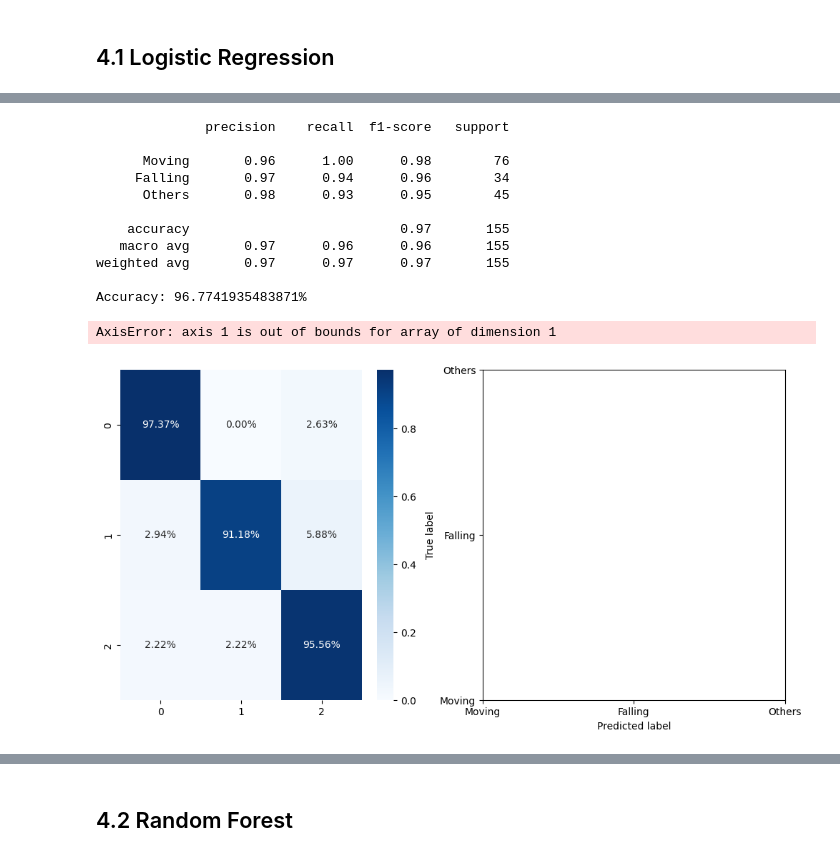
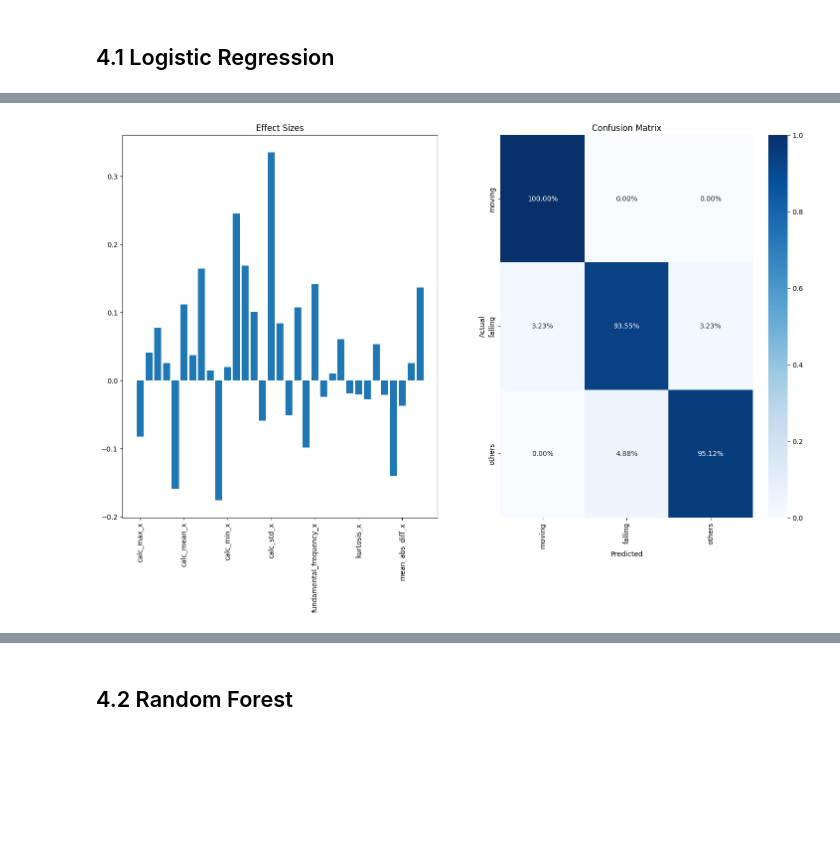
Before and after one commit to SmearyTundra/slhd-challenge, a Jupyter notebook: notebooks/challenge-1-project copy.ipynb, the cells around one changed output, grey strips where cells are left out. Cells and saved outputs as stored; diff of their text form; code cells hidden in the pictures; blank space fills up the shorter version.

```diff
--- a/notebooks/challenge-1-project copy.ipynb
+++ b/notebooks/challenge-1-project copy.ipynb
@@ -445,7 +446,7 @@ Remaining Features: Index(['auc_x', 'calc_max_x', 'calc_mean_x', 'calc_min_x', '
       dtype='object')
 # %%
-# Division in Train and Test set (66%-33%)
-X_train, X_test, Y_train, Y_test = train_test_split(tsfeat_no_corr, np.array(list(labels)), test_size=0.33, random_state=1999, stratify=np.array(list(labels)))
+# Division in Train and Test set (70%-30%)
+X_train, X_test, Y_train, Y_test = train_test_split(tsfeat_no_corr, np.array(list(labels)), test_size=0.3, random_state=1999, stratify=np.array(list(labels)))
 # %%
 X_train.head()
 # %% [output]
@@ -491,7 +492,7 @@ y_predict = classifier.predict(X_test_scaled)
 
 # Get the classification report
 accuracy = accuracy_score(Y_test, y_predict)*100
-print(classification_report(Y_test, y_predict, target_names=['Moving', 'Falling', 'Others']))
+print(classification_report(Y_test, y_predict, target_names=activities))
 print('Accuracy: ' + str(accuracy) + '%')
 
 
@@ -499,8 +500,9 @@ print('Accuracy: ' + str(accuracy) + '%')
 odds_ratio = np.exp(classifier.coef_)
 effect_size = odds_ratio / (odds_ratio + 1)
 
-print('Odds Ratio:', odds_ratio)
-print('Effect Size:', effect_size)
+
+# Get the effect sizes
+effect_sizes = classifier.coef_[0]
 # %% [output]
               precision    recall  f1-score   support
 
@@ -534,62 +533,23 @@ Please also refer to the documentation for alternative solver options:
     https://scikit-learn.org/stable/modules/linear_model.html#logistic-regression
   n_iter_i = _check_optimize_result(
-# %%
-# Get the classification report and accuracy
-accuracy = accuracy_score(Y_test, y_predict)*100
-print(classification_report(Y_test, y_predict, target_names=['Moving', 'Falling', 'Others']))
-print('Accuracy: ' + str(accuracy) + '%')
-
-# Calculate the probabilities for each class
-y_prob = classifier.predict_proba(X_test_scaled)
-
-# Calculate the ROC curve and AUC score for each class
-fpr = {}
-tpr = {}
-roc_auc = {}
-for i in range(len(classifier.classes_)):
-    fpr[i], tpr[i], _ = roc_curve(Y_test, y_prob[:, i], pos_label=classifier.classes_[i])
-    roc_auc[i] = roc_auc_score(Y_test, y_prob[:, i], multi_class='ovr')
-
-# Plot the ROC curve for each class
-plt.figure()
-lw = 2
-colors = ['red', 'blue', 'green']
-for i, color in zip(range(len(classifier.classes_)), colors):
-    plt.plot(fpr[i], tpr[i], color=color, lw=lw,
-             label='ROC curve of class {0} (AUC = {1:0.2f})'
-             ''.format(classifier.classes_[i], roc_auc[i]))
-plt.plot([0, 1], [0, 1], 'k--', lw=lw)
-plt.xlim([0.0, 1.0])
-plt.ylim([0.0, 1.05])
-plt.xlabel('False Positive Rate')
-plt.ylabel('True Positive Rate')
-plt.title('ROC Curve')
-plt.legend(loc="lower right")
-plt.show()
-# %% [output]
-              precision    recall  f1-score   support
-
-      Moving       0.96      1.00      0.98        76
-     Falling       0.97      0.94      0.96        34
-      Others       0.98      0.93      0.95        45
-
-    accuracy                           0.97       155
-   macro avg       0.97      0.96      0.96       155
-weighted avg       0.97      0.97      0.97       155
-
-Accuracy: 96.7741935483871%
-AxisError: axis 1 is out of bounds for array of dimension 1
 # %%
 # Plot the feature importances and confusion matrix side by side
-fig, axs = plt.subplots(ncols=2, figsize=(12, 6))
+fig, axs = plt.subplots(ncols=2, figsize=(18, 10))
+
+# Plot the effect sizes
+axs[0].bar(range(len(effect_sizes)), effect_sizes)
+axs[0].set_xticklabels(X_train.columns, rotation=90)
+axs[0].set_title('Effect Sizes')
 
 # Plot the confusion matrix
 cm = confusion_matrix(Y_test, y_predict, normalize='true')
-sns.heatmap(cm, annot=True, fmt='.2%', cmap='Blues', ax=axs[0])
-plt.xlabel('Predicted label')
-plt.ylabel('True label')
-plt.xticks([0, 1, 2], ['Moving', 'Falling', 'Others'])
-plt.yticks([0, 1, 2], ['Moving', 'Falling', 'Others'])
+sns.heatmap(cm, annot=True, fmt='.2%', cmap='Blues', ax=axs[1])
+axs[1].set_xlabel('Predicted')
+axs[1].set_ylabel('Actual')
+axs[1].set_title('Confusion Matrix')
+axs[1].set_xticklabels(activities, rotation=90)
+axs[1].set_yticklabels(activities, rotation=90)
+
 plt.show()
 # %% [output]
-[figure, old version]
+[figure, new version]
```
Also changed, not shown: parts of 30 cells of this notebook, 1 other file.
